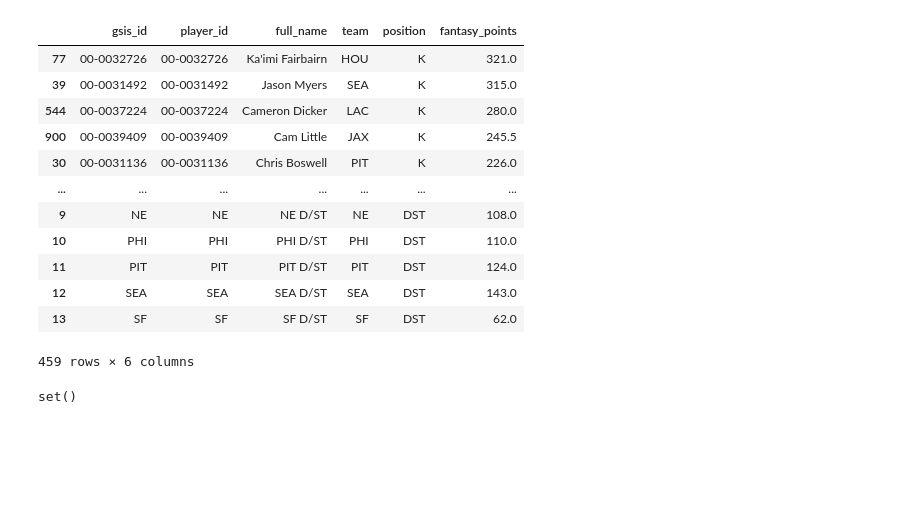
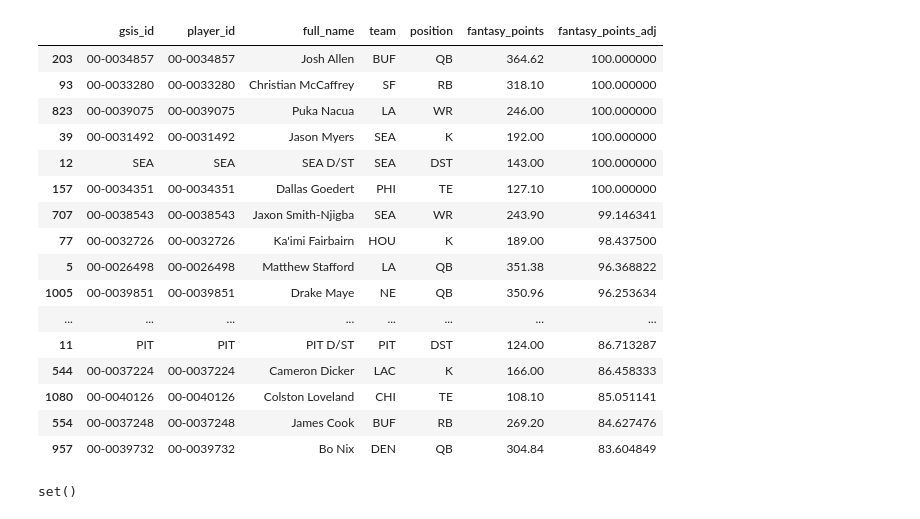
Before and after one commit to DesiPilla/espn-api-v3, a Jupyter notebook: Playoff_draft.ipynb, the cells around one changed output. Drawn from its saved outputs; the diff is of its cells as text; code cells hidden in the pictures; blank space fills up the shorter version.

Commit message:
fix: add draft value instead of just fantasy points

```diff
--- a/Playoff_draft.ipynb
+++ b/Playoff_draft.ipynb
@@ -41,19 +130,33 @@ See the caveats in the documentation: https://pandas.pydata.org/pandas-docs/stab
 # %%
-playoff_players
+# Divide fantasy points by the highest value by position
+# to get a normalized score between 0 and 1
+playoff_players["fantasy_points_adj"] = (
+    playoff_players["fantasy_points"]
+    / playoff_players.groupby("position")["fantasy_points"].transform("max")
+    * 100
+)
+
+playoff_players.sort_values(
+    by=["fantasy_points_adj", "fantasy_points"], ascending=False
+).head(20)
 # %% [output]
-|  | gsis_id | player_id | full_name | team | position | fantasy_points |
-| 77 | 00-0032726 | 00-0032726 | Ka'imi Fairbairn | HOU | K | 321.0 |
-| 39 | 00-0031492 | 00-0031492 | Jason Myers | SEA | K | 315.0 |
-| 544 | 00-0037224 | 00-0037224 | Cameron Dicker | LAC | K | 280.0 |
-| 900 | 00-0039409 | 00-0039409 | Cam Little | JAX | K | 245.5 |
-| 30 | 00-0031136 | 00-0031136 | Chris Boswell | PIT | K | 226.0 |
-| ... | ... | ... | ... | ... | ... | ... |
-| 9 | NE | NE | NE D/ST | NE | DST | 108.0 |
-| 10 | PHI | PHI | PHI D/ST | PHI | DST | 110.0 |
-| 11 | PIT | PIT | PIT D/ST | PIT | DST | 124.0 |
-| 12 | SEA | SEA | SEA D/ST | SEA | DST | 143.0 |
-| 13 | SF | SF | SF D/ST | SF | DST | 62.0 |
+|  | gsis_id | player_id | full_name | team | position | fantasy_points | fantasy_points_adj |
+| 203 | 00-0034857 | 00-0034857 | Josh Allen | BUF | QB | 364.62 | 100.000000 |
+| 93 | 00-0033280 | 00-0033280 | Christian McCaffrey | SF | RB | 318.10 | 100.000000 |
+| 823 | 00-0039075 | 00-0039075 | Puka Nacua | LA | WR | 246.00 | 100.000000 |
+| 39 | 00-0031492 | 00-0031492 | Jason Myers | SEA | K | 192.00 | 100.000000 |
+| 12 | SEA | SEA | SEA D/ST | SEA | DST | 143.00 | 100.000000 |
+| 157 | 00-0034351 | 00-0034351 | Dallas Goedert | PHI | TE | 127.10 | 100.000000 |
+| 707 | 00-0038543 | 00-0038543 | Jaxon Smith-Njigba | SEA | WR | 243.90 | 99.146341 |
+| 77 | 00-0032726 | 00-0032726 | Ka'imi Fairbairn | HOU | K | 189.00 | 98.437500 |
+| 5 | 00-0026498 | 00-0026498 | Matthew Stafford | LA | QB | 351.38 | 96.368822 |
+| 1005 | 00-0039851 | 00-0039851 | Drake Maye | NE | QB | 350.96 | 96.253634 |
+| ... | ... | ... | ... | ... | ... | ... | ... |
+| 11 | PIT | PIT | PIT D/ST | PIT | DST | 124.00 | 86.713287 |
+| 544 | 00-0037224 | 00-0037224 | Cameron Dicker | LAC | K | 166.00 | 86.458333 |
+| 1080 | 00-0040126 | 00-0040126 | Colston Loveland | CHI | TE | 108.10 | 85.051141 |
+| 554 | 00-0037248 | 00-0037248 | James Cook | BUF | RB | 269.20 | 84.627476 |
+| 957 | 00-0039732 | 00-0039732 | Bo Nix | DEN | QB | 304.84 | 83.604849 |
-459 rows × 6 columns
 # %%
 from backend.playoff_pool.players import PLAYOFF_TEAMS
 
```
Also changed, not shown: parts of 5 cells of this notebook, 7 other files.
